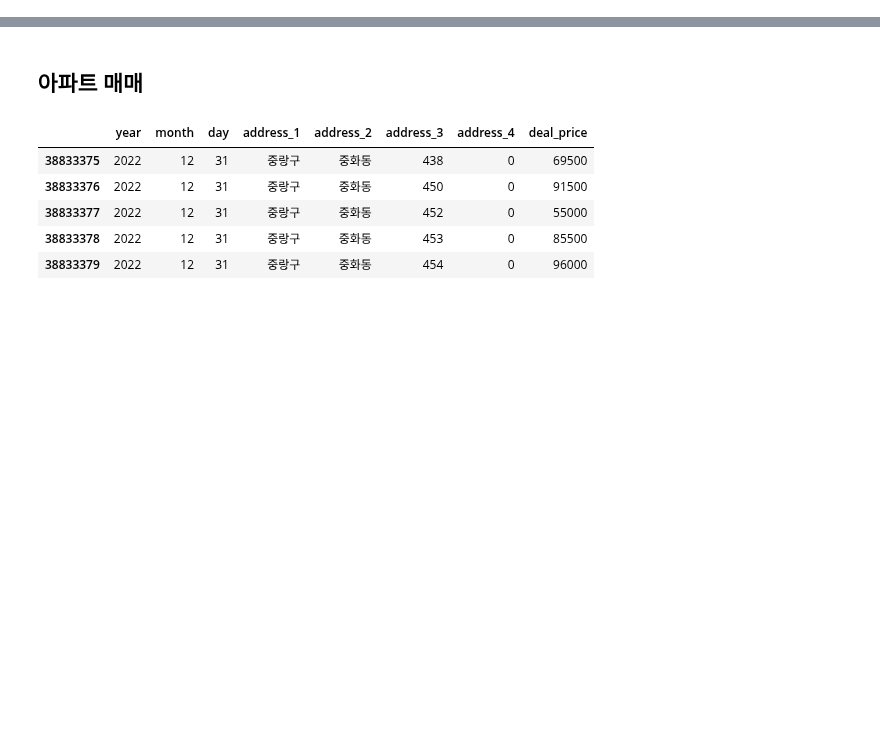
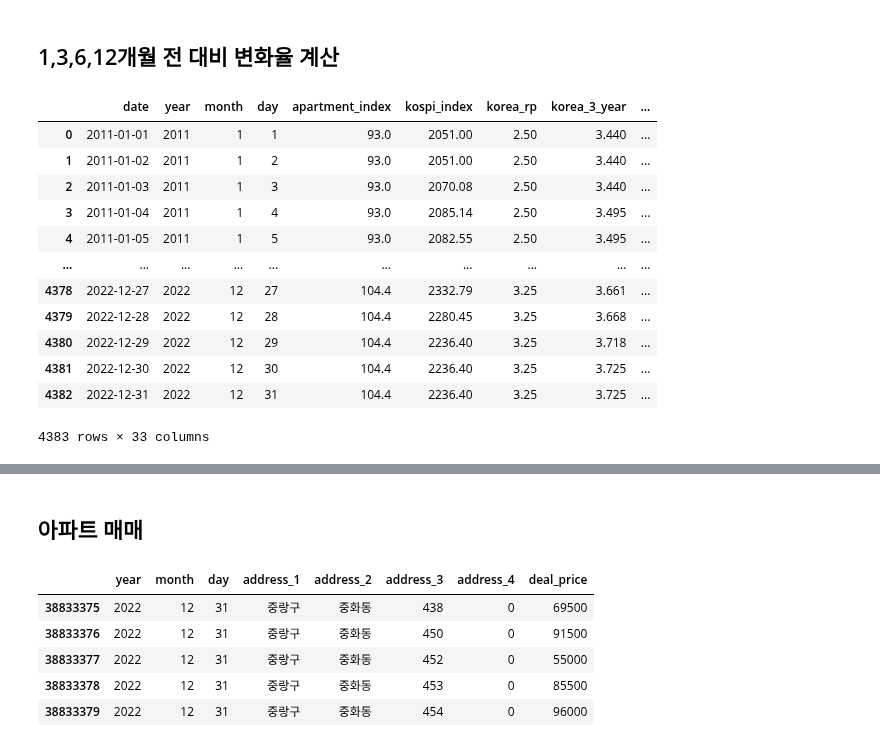
Before and after one commit to Ryong1998/house_price, a Jupyter notebook: handling_final_data2.ipynb, the cells around one changed output, grey strips where cells are left out. Drawn from its saved outputs; the diff is of its cells as text; code cells hidden in the pictures; blank space fills up the shorter version.

Commit message:
df_economic 변화율, 거래체결 데이터프레임 추가

```diff
--- a/handling_final_data2.ipynb
+++ b/handling_final_data2.ipynb
@@ -3,0 +6,3 @@ import os
+# %%
+df_economic = pd.read_pickle('dataset\\after_data\\final_economic.pkl')
+df_economic.head()
@@ -3,0 +59,32 @@ import os
+# %% [markdown]
+## 1,3,6,12개월 전 대비 변화율 계산
+# %%
+# 1,3,6,12달전 날짜들 구한
+# 한달 전 날짜를 datetime 변수로 생성
+df_economic['1m_before_year'] = (pd.to_datetime(df_economic['date'])- pd.DateOffset(months=1)).dt.year
+df_economic['1m_before_month'] = (pd.to_datetime(df_economic['date'])- pd.DateOffset(months=1)).dt.month
+df_economic['1m_before_day'] = (pd.to_datetime(df_economic['date'])- pd.DateOffset(months=1)).dt.day
+df_economic['3m_before_year'] = (pd.to_datetime(df_economic['date'])- pd.DateOffset(months=3)).dt.year
+df_economic['3m_before_month'] = (pd.to_datetime(df_economic['date'])- pd.DateOffset(months=3)).dt.month
+df_economic['3m_before_day'] = (pd.to_datetime(df_economic['date'])- pd.DateOffset(months=3)).dt.day
+df_economic['6m_before_year'] = (pd.to_datetime(df_economic['date'])- pd.DateOffset(months=6)).dt.year
+df_economic['6m_before_month'] = (pd.to_datetime(df_economic['date'])- pd.DateOffset(months=6)).dt.month
+df_economic['6m_before_day'] = (pd.to_datetime(df_economic['date'])- pd.DateOffset(months=6)).dt.day
+df_economic['12m_before_year'] = (pd.to_datetime(df_economic['date'])- pd.DateOffset(months=12)).dt.year
+df_economic['12m_before_month'] = (pd.to_datetime(df_economic['date'])- pd.DateOffset(months=12)).dt.month
+df_economic['12m_before_day'] = (pd.to_datetime(df_economic['date'])- pd.DateOffset(months=12)).dt.day
+df_economic
+# %% [output]
+|  | date | year | month | day | apartment_index | kospi_index | korea_rp | korea_3_year | ... |
+| 0 | 2011-01-01 | 2011 | 1 | 1 | 93.0 | 2051.00 | 2.50 | 3.440 | ... |
+| 1 | 2011-01-02 | 2011 | 1 | 2 | 93.0 | 2051.00 | 2.50 | 3.440 | ... |
+| 2 | 2011-01-03 | 2011 | 1 | 3 | 93.0 | 2070.08 | 2.50 | 3.440 | ... |
+| 3 | 2011-01-04 | 2011 | 1 | 4 | 93.0 | 2085.14 | 2.50 | 3.495 | ... |
+| 4 | 2011-01-05 | 2011 | 1 | 5 | 93.0 | 2082.55 | 2.50 | 3.495 | ... |
+| ... | ... | ... | ... | ... | ... | ... | ... | ... | ... |
+| 4378 | 2022-12-27 | 2022 | 12 | 27 | 104.4 | 2332.79 | 3.25 | 3.661 | ... |
+| 4379 | 2022-12-28 | 2022 | 12 | 28 | 104.4 | 2280.45 | 3.25 | 3.668 | ... |
+| 4380 | 2022-12-29 | 2022 | 12 | 29 | 104.4 | 2236.40 | 3.25 | 3.718 | ... |
+| 4381 | 2022-12-30 | 2022 | 12 | 30 | 104.4 | 2236.40 | 3.25 | 3.725 | ... |
+| 4382 | 2022-12-31 | 2022 | 12 | 31 | 104.4 | 2236.40 | 3.25 | 3.725 | ... |
+4383 rows × 33 columns
```
Also changed, not shown: parts of 60 cells of this notebook.
